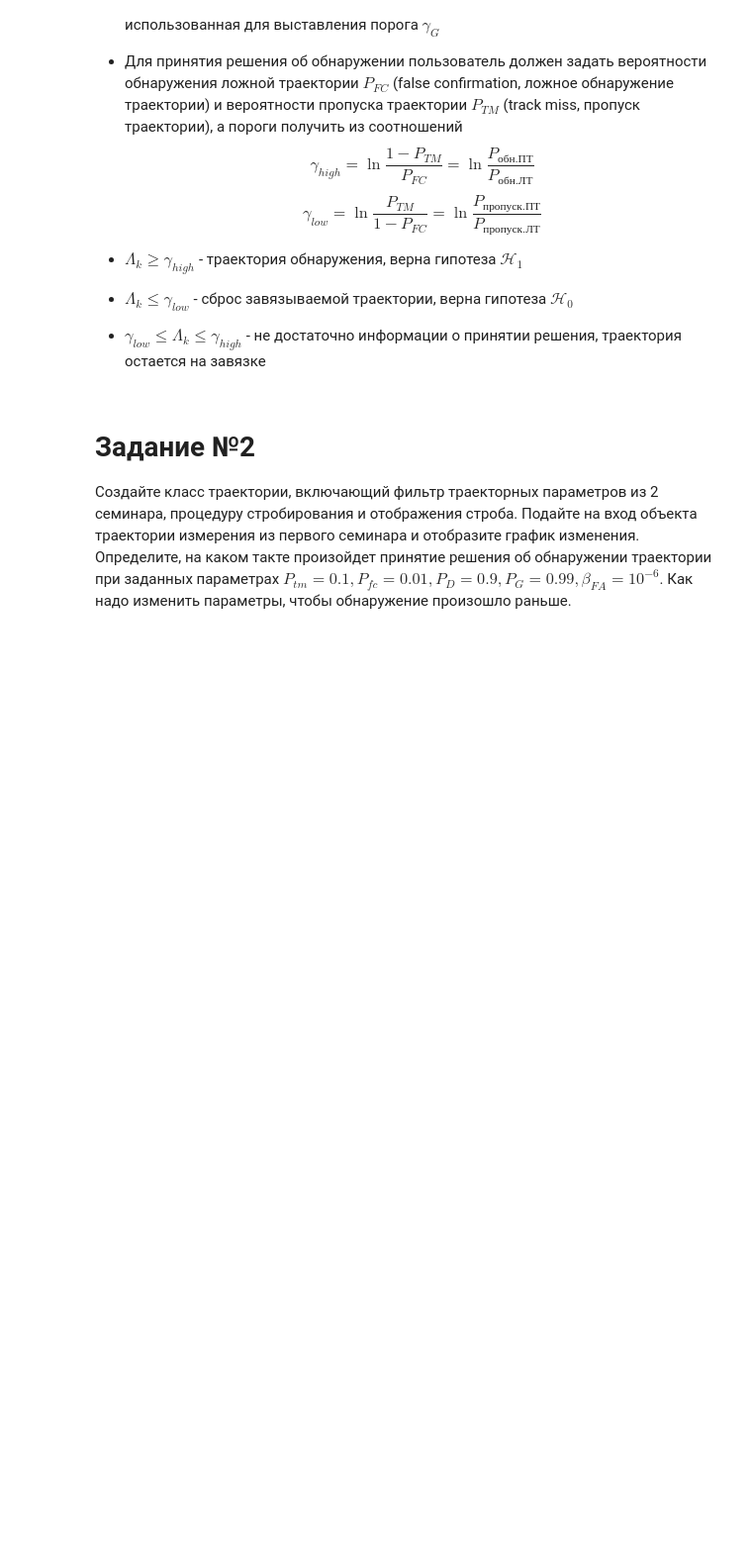
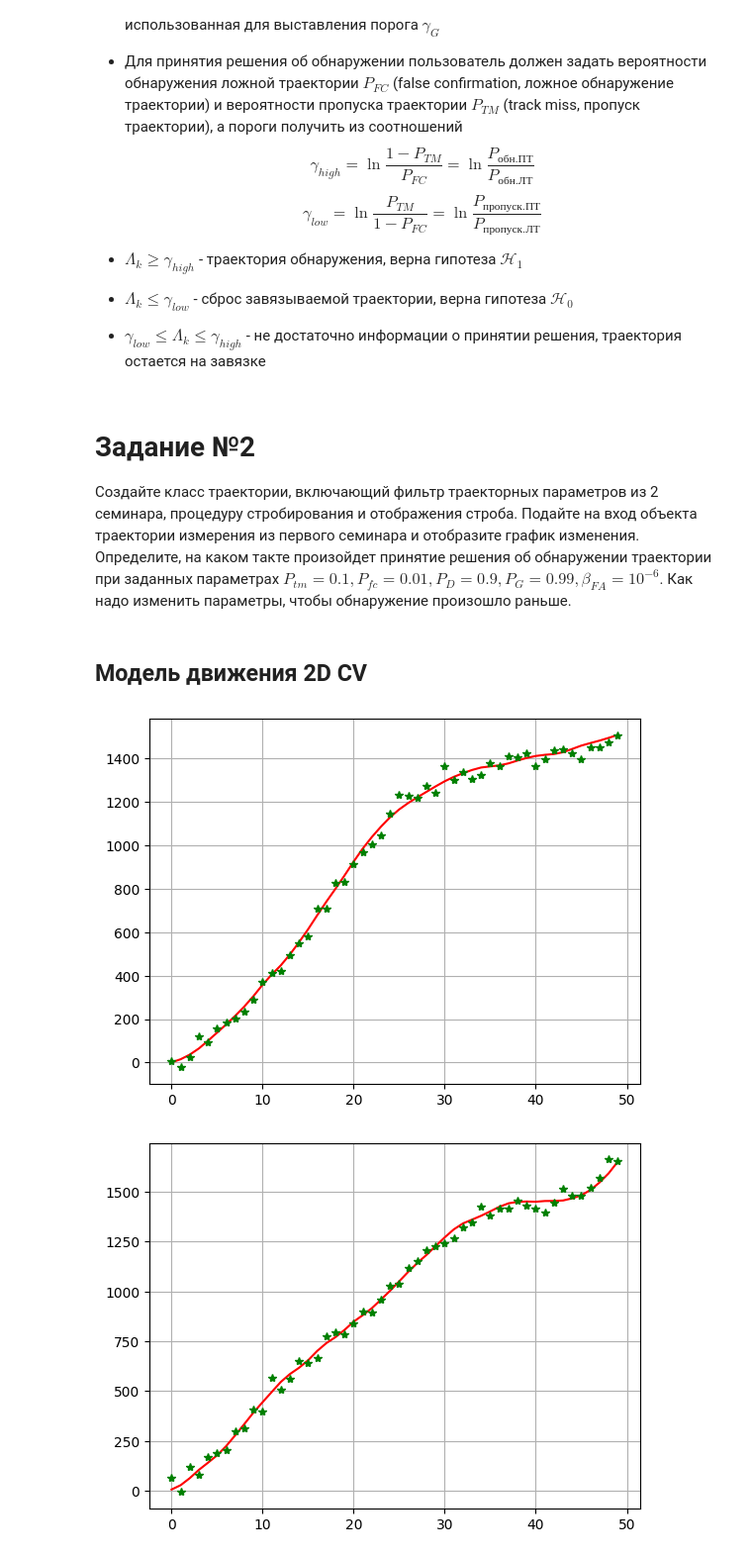
Before and after one commit to DmitryArtWorks/MTOS, a Jupyter notebook: sem03_sprt_detector.ipynb, the cells around one changed output. Shown at 99% size. Cells and saved outputs as stored; diff of their text form; code cells hidden in the pictures; blank space fills up the shorter version.

```diff
--- a/sem03_sprt_detector.ipynb
+++ b/sem03_sprt_detector.ipynb
@@ -108,0 +113,67 @@ $$\gamma_{low} = \ln \frac{P_{TM}}{1-P_{FC}} = \ln \frac{P_{пропуск.ПТ}
+# %% [markdown]
+## Модель движения 2D CV
+# %%
+# напишите свой код в этом блоке
+
+T = 50                              # продолжительность траектории
+dt = 1                              # шаг дискретизации траектории
+time_series = np.arange(1, T, dt)     # отсчеты времени
+
+FPolar = np.array( [[1.0,  dt, 0.0, 0.0],
+                    [0.0, 1.0, 0.0, 0.0],
+                    [0.0, 0.0, 1.0,  dt],
+                    [0.0, 0.0, 0.0, 1.0]])
+
+GPolar = np.array( [[dt**2/2,   0.0],
+                    [dt,        0.0],
+                    [0.0,   dt**2/2],
+                    [0.0,   dt     ]])
+
+XPolar= np.array(   [[1.0],     # X
+                     [10.0],    # Vx
+                     [6.0],     # y
+                     [20.0]])   # Vy
+process_noise1 = 5                   # СКО возмущающего воздействия
+process_noise2 = 10
+np.random.seed(0)                   # выбор случайной последовательности
+
+X_log = {'time':[0], 'state':[XPolar]}   # сохранение данных для отображения
+for t in time_series:
+    ax1 = np.random.normal(0, process_noise1, 1)
+    ax2 = np.random.normal(0, process_noise2, 1)
+    ax3 = np.array((ax1.item(), ax2.item())).reshape(2,1)
+    XPolar = FPolar@XPolar + GPolar@ax3
+    X_log['time'].append(t)
+    X_log['state'].append(XPolar)
+
+x  = np.array([X_log['state'][i][0] for i in range(len(X_log['state']))]).squeeze()  # выборка комопненты 'х'  ~ [0] из вектора состояния
+Vx = np.array([X_log['state'][i][1] for i in range(len(X_log['state']))]).squeeze()  # выборка комопненты 'Vx' ~ [1] из вектора состояния
+y  = np.array([X_log['state'][i][2] for i in range(len(X_log['state']))]).squeeze()  # выборка комопненты 'y'  ~ [2] из вектора состояния
+Vy = np.array([X_log['state'][i][3] for i in range(len(X_log['state']))]).squeeze()  # выборка комопненты 'Vy' ~ [3] из вектора состояния
+
+
+H = np.array([[1.0, 0.0, 0.0, 0.0],
+              [0.0, 1.0, 0.0, 0.0],
+              [0.0, 0.0, 1.0, 0.0],
+              [0.0, 0.0, 0.0, 1.0]])
+sigma = 30
+
+z_log = []
+for i in range(len(X_log['state'])):
+    e = np.random.normal(0, sigma, (4,1))
+    z = H@X_log['state'][i] + e
+    z_log.append(z)
+z_log = np.array(z_log).squeeze()
+m = z_log[:,2]
+plt.figure()
+plt.plot(X_log['time'], x, 'r',
+         X_log['time'], z_log[:,0], '*g')
+plt.grid()
+
+plt.figure()
+plt.plot(X_log['time'], y, 'r',
+         X_log['time'], z_log[:,2], '*g')
+plt.grid();
+# %% [output]
+[figure, added]
+[figure, added]
```
Also changed, not shown: parts of 9 cells of this notebook.
